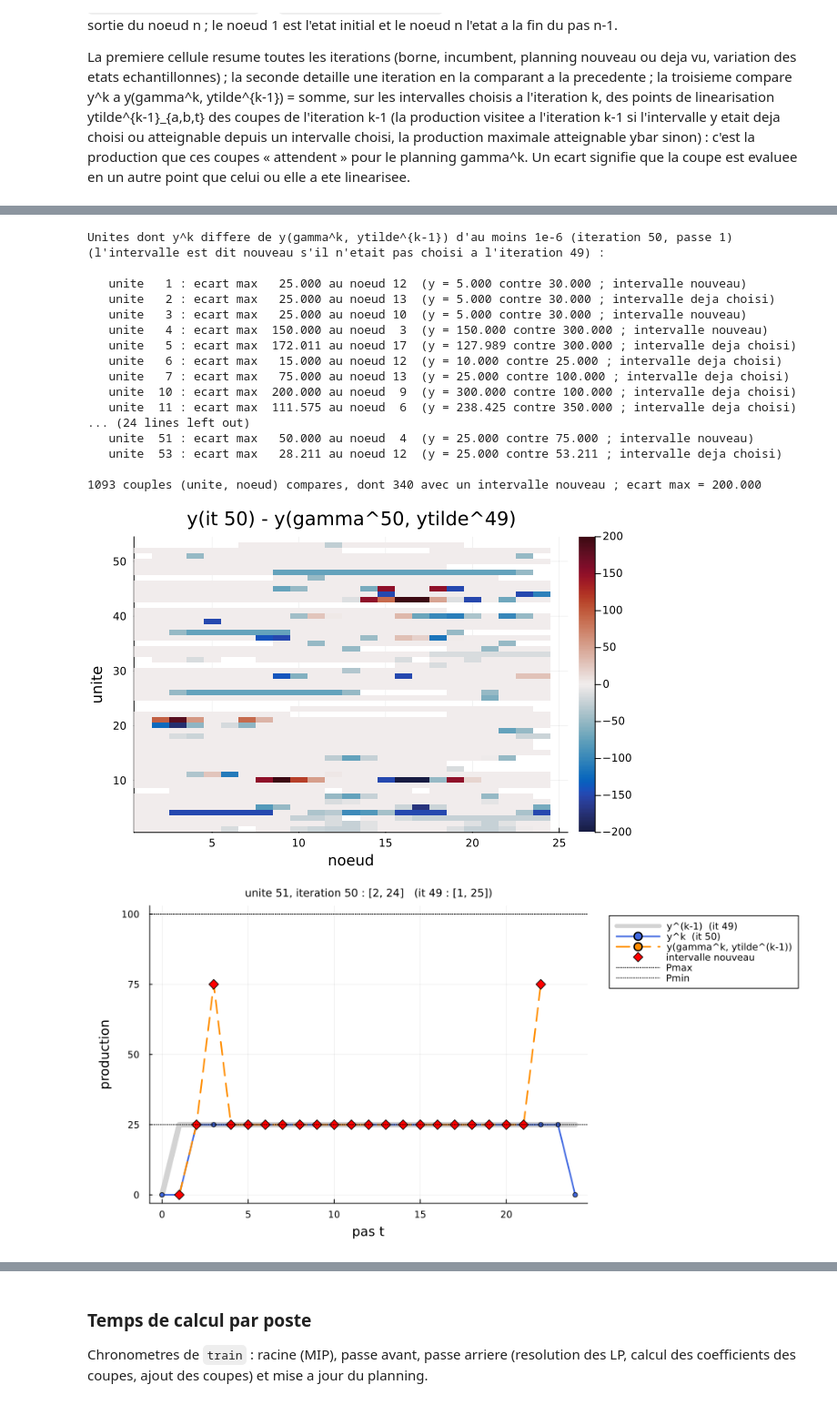
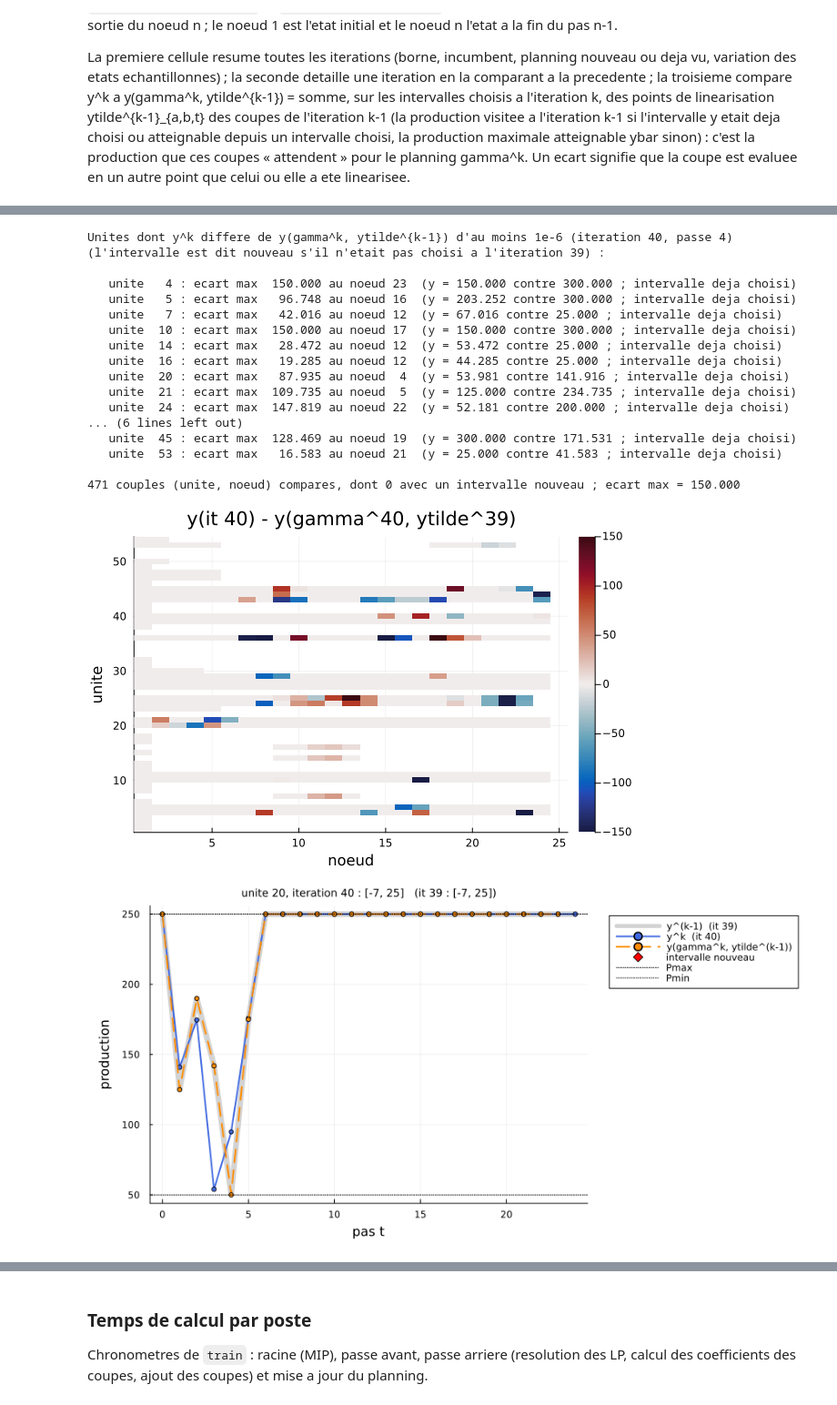
Before and after one commit to MathisAzema/MSUC, a Jupyter notebook: validationIEEE.ipynb, the cells around one changed output, grey strips where cells are left out. Shown at 91% size. Cells and saved outputs as stored; diff of their text form; code cells hidden in the pictures.

```diff
--- a/validationIEEE.ipynb
+++ b/validationIEEE.ipynb
@@ -41,9 +41,9 @@ INSTANCE    = "118_syst"                   # dossier de Data/IEEE
 T           = 24                           # horizon (nombre de pas de temps, au plus 24 : le profil de charge couvre 24 heures)
 S           = 5                            # nombre de scenarios (support de l'innovation ARMA)
 SIGMA       = 1.0                          # amplitude de l'alea : multiplie l'ecart-type de l'innovation ARMA (0.0 = deterministe)
-ITERATIONS  = 50                           # nombre d'iterations SDDP
+ITERATIONS  = 40                           # nombre d'iterations SDDP
 MIP_GAP     = 1e-2                         # ecart d'optimalite du MIP racine : 1e-2 = 1 %, 1e-3 = 0.1 %, nothing = defaut du solveur (1e-4)
-PASSES_PER_MIP = 1                         # passes avant/arriere (LP) par resolution du MIP racine : 1 = usuel, 5 ou 10 = plus de coupes entre deux MIP ; ITERATIONS compte alors des cycles
+PASSES_PER_MIP = 10                         # passes avant/arriere (LP) par resolution du MIP racine : 1 = usuel, 5 ou 10 = plus de coupes entre deux MIP ; ITERATIONS compte alors des cycles
 N_SIMULATION = 1000                        # trajectoires tirees pour simuler la politique (toutes enumerees si S^T <= 4096)
 PRINT_LEVEL = 1                            # 0 = silencieux, 1 = log complet de MSUC.train
 
@@ -78,7 +78,7 @@ record, record_pass, _, schedules, states = MSUC.make_recorder(model)
 Random.seed!(MSUC.SEED)   # meme graine que `train_job` (runIEEE.jl) : les runs sont reproductibles
 MSUC.train(model; iteration_limit = ITERATIONS, mip_gap = MIP_GAP,
             passes_per_mip = PASSES_PER_MIP, print_level = PRINT_LEVEL,
-            forward_pass_callback = record_pass, post_iteration_callback = record)
+            forward_pass_callback = record_pass, post_iteration_callback = record, linearization = :price)
 # %% [output]
 -------------------------------------------------------------------
          MSUC.jl (c) Oscar Dowson and contributors, 2017-25
@@ -320,6 +320,6 @@ end
 # %%
 ITERATION = K    # iteration a examiner, comparee a la precedente
-PASSE = 1        # passe avant de cette iteration (PASSES_PER_MIP passes par iteration)
+PASSE = 4        # passe avant de cette iteration (PASSES_PER_MIP passes par iteration)
 
 actuel, avant = par_unite(ITERATION), par_unite(max(ITERATION - 1, 1))
 texte(v) = isempty(v) ? "eteinte" : join(["[$a, $b]" for (a, b) in v], " ")
@@ -415,54 +416,54 @@ else
             title = "y(it $ITERATION) - y(gamma^$ITERATION, ytilde^$(ITERATION - 1))")
 end
 # %% [output]
-Unites dont y^k differe de y(gamma^k, ytilde^{k-1}) d'au moins 1e-6 (iteration 50, passe 1)
-(l'intervalle est dit nouveau s'il n'etait pas choisi a l'iteration 49) :
+Unites dont y^k differe de y(gamma^k, ytilde^{k-1}) d'au moins 1e-6 (iteration 40, passe 4)
+(l'intervalle est dit nouveau s'il n'etait pas choisi a l'iteration 39) :
 
-   unite   1 : ecart max   25.000 au noeud 12  (y = 5.000 contre 30.000 ; intervalle nouveau)
-   unite   2 : ecart max   25.000 au noeud 13  (y = 5.000 contre 30.000 ; intervalle deja choisi)
-   unite   3 : ecart max   25.000 au noeud 10  (y = 5.000 contre 30.000 ; intervalle nouveau)
-   unite   4 : ecart max  150.000 au noeud  3  (y = 150.000 contre 300.000 ; intervalle nouveau)
-   unite   5 : ecart max  172.011 au noeud 17  (y = 127.989 contre 300.000 ; intervalle deja choisi)
-   unite   6 : ecart max   15.000 au noeud 12  (y = 10.000 contre 25.000 ; intervalle deja choisi)
-   unite   7 : ecart max   75.000 au noeud 13  (y = 25.000 contre 100.000 ; intervalle deja choisi)
-   unite  10 : ecart max  200.000 au noeud  9  (y = 300.000 contre 100.000 ; intervalle deja choisi)
-   unite  11 : ecart max  111.575 au noeud  6  (y = 238.425 contre 350.000 ; intervalle deja choisi)
-... (24 lines left out)
-   unite  51 : ecart max   50.000 au noeud  4  (y = 25.000 contre 75.000 ; intervalle nouveau)
-   unite  53 : ecart max   28.211 au noeud 12  (y = 25.000 contre 53.211 ; intervalle deja choisi)
+   unite   4 : ecart max  150.000 au noeud 23  (y = 150.000 contre 300.000 ; intervalle deja choisi)
+   unite   5 : ecart max   96.748 au noeud 16  (y = 203.252 contre 300.000 ; intervalle deja choisi)
+   unite   7 : ecart max   42.016 au noeud 12  (y = 67.016 contre 25.000 ; intervalle deja choisi)
+   unite  10 : ecart max  150.000 au noeud 17  (y = 150.000 contre 300.000 ; intervalle deja choisi)
+   unite  14 : ecart max   28.472 au noeud 12  (y = 53.472 contre 25.000 ; intervalle deja choisi)
+   unite  16 : ecart max   19.285 au noeud 12  (y = 44.285 contre 25.000 ; intervalle deja choisi)
+   unite  20 : ecart max   87.935 au noeud  4  (y = 53.981 contre 141.916 ; intervalle deja choisi)
+   unite  21 : ecart max  109.735 au noeud  5  (y = 125.000 contre 234.735 ; intervalle deja choisi)
+   unite  24 : ecart max  147.819 au noeud 22  (y = 52.181 contre 200.000 ; intervalle deja choisi)
+... (6 lines left out)
+   unite  45 : ecart max  128.469 au noeud 19  (y = 300.000 contre 171.531 ; intervalle deja choisi)
+   unite  53 : ecart max   16.583 au noeud 21  (y = 25.000 contre 41.583 ; intervalle deja choisi)
 
-1093 couples (unite, noeud) compares, dont 340 avec un intervalle nouveau ; ecart max = 200.000
+471 couples (unite, noeud) compares, dont 0 avec un intervalle nouveau ; ecart max = 150.000
-[figure, old version]
+[figure, new version]
 # %%
-UNITE =  51   # unite a tracer ; l'iteration et la passe sont ITERATION et PASSE de la cellule de detail
+UNITE =  20   # unite a tracer ; l'iteration et la passe sont ITERATION et PASSE de la cellule de detail
 
 # Trajectoires de la production de l'unite : y^k (iteration k), y^{k-1} (iteration k-1, derniere passe : celle dont
 # les coupes sont les plus recentes) et y(gamma^k, ytilde^{k-1}). Losanges rouges : l'intervalle n'etait pas choisi
 # a l'iteration k-1, ytilde vaut y (atteignable depuis un intervalle choisi) ou ybar ; les trous de la courbe orange sont les pas ou la coupe ne
 # depend pas de y_t. Le pas t est celui du noeud n = t+1.
 let
     unit, k = instance.Thermalunits[UNITE], ITERATION
     avant = max(k - 1, 1)
     y_k = production(k, PASSE)[UNITE, :]
     y_avant = production(avant, length(states[avant]))[UNITE, :]
     attendu, nouveau = METHOD == :extended && k >= 2 ? y_gamma(k) : (fill(NaN, instance.N, T + 1), falses(instance.N, T + 1))
     decrit(v) = isempty(v) ? "eteinte" : join(["[$a, $b]" for (a, b) in v], " ")
 
     p = plot(0:T, y_avant; label = "y^(k-1)  (it $avant)", color = :lightgray, linewidth = 7,
              xlabel = "pas t", ylabel = "production", legend = :outertopright, titlefontsize = 9, size = (900, 450),
              left_margin = 6Plots.mm, bottom_margin = 5Plots.mm,
              title = "unite $UNITE, iteration $k : $(decrit(par_unite(k)[UNITE]))   (it $avant : $(decrit(par_unite(avant)[UNITE])))")
     plot!(p, 0:T, y_k; label = "y^k  (it $k)", color = :royalblue, linewidth = 2, marker = :circle, markersize = 3)
     plot!(p, 0:T, attendu[UNITE, :]; label = "y(gamma^k, ytilde^(k-1))", color = :darkorange,
           linewidth = 2, linestyle = :dash, marker = :circle, markersize = 3)
     scatter!(p, 0:T, [nouveau[UNITE, n] ? attendu[UNITE, n] : NaN for n in 1:T+1];
              label = "intervalle nouveau", color = :red, marker = :diamond, markersize = 6)
     hline!(p, [unit.MaxPower]; label = "Pmax", color = :black, linestyle = :dot)
     hline!(p, [unit.MinPower]; label = "Pmin", color = :black, linestyle = :dot)
     p
 end
 # %% [output]
-[figure, old version]
+[figure, new version]
 # %%
 # Contribution de chaque unite a la variation de la valeur de la coupe de l'iteration k-1 quand l'etat visite y^k
 # s'ecarte du point y(gamma^k, ytilde^{k-1}) ou elle a ete linearisee. La coupe est affine en y :
```
Also changed, not shown: parts of 9 cells of this notebook, 10 other files.
